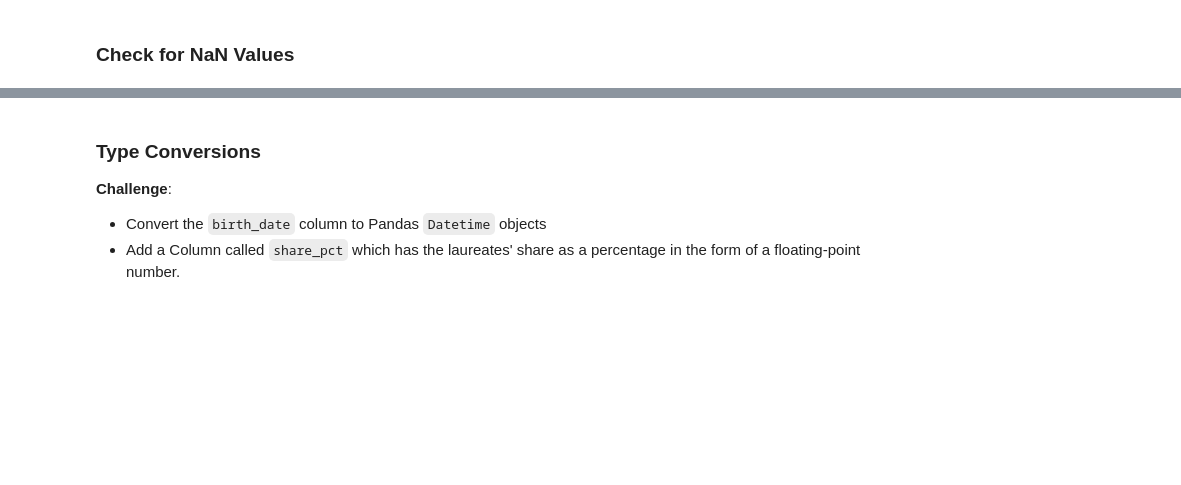
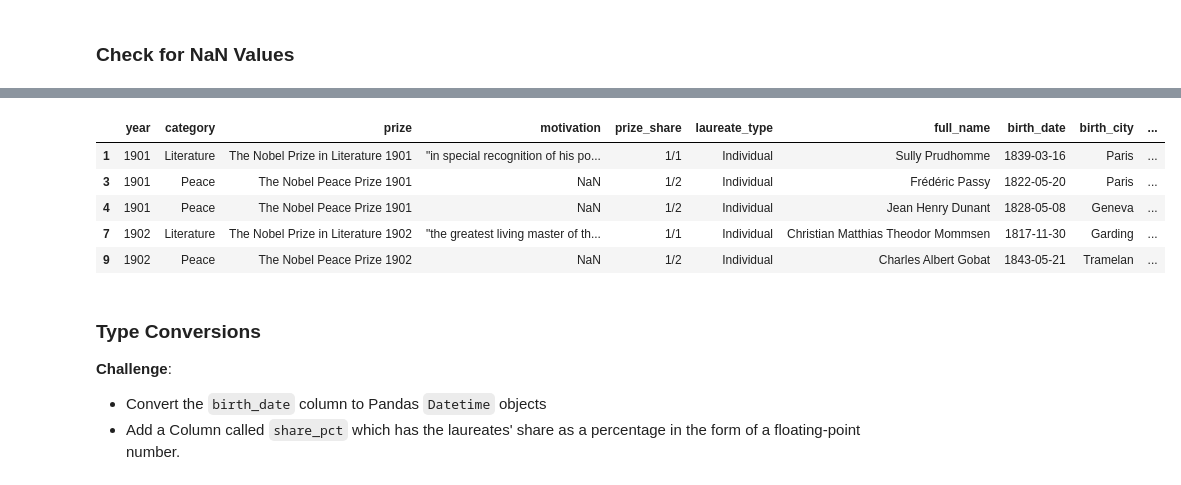
Before and after one commit to Xor01/Analyze-NobelPrize-dataset, a Jupyter notebook: Nobel_Prize_Analysis.ipynb, the cells around one changed output, grey strips where cells are left out. Cells and saved outputs as stored; diff of their text form; code cells hidden in the pictures; blank space fills up the shorter version.

```diff
--- a/Nobel_Prize_Analysis.ipynb
+++ b/Nobel_Prize_Analysis.ipynb
@@ -79,3 +116,12 @@ df_data.head()
+# %%
+df_data.loc[df_data.organization_name.isna()].head()
+# %% [output]
+|  | year | category | prize | motivation | prize_share | laureate_type | full_name | birth_date | birth_city | ... |
+| 1 | 1901 | Literature | The Nobel Prize in Literature 1901 | "in special recognition of his po... | 1/1 | Individual | Sully Prudhomme | 1839-03-16 | Paris | ... |
+| 3 | 1901 | Peace | The Nobel Peace Prize 1901 | NaN | 1/2 | Individual | Frédéric Passy | 1822-05-20 | Paris | ... |
+| 4 | 1901 | Peace | The Nobel Peace Prize 1901 | NaN | 1/2 | Individual | Jean Henry Dunant | 1828-05-08 | Geneva | ... |
+| 7 | 1902 | Literature | The Nobel Prize in Literature 1902 | "the greatest living master of th... | 1/1 | Individual | Christian Matthias Theodor Mommsen | 1817-11-30 | Garding | ... |
+| 9 | 1902 | Peace | The Nobel Peace Prize 1902 | NaN | 1/2 | Individual | Charles Albert Gobat | 1843-05-21 | Tramelan | ... |
 # %% [markdown]
 ### Type Conversions
 
```
Also changed, not shown: parts of 5 cells of this notebook.
